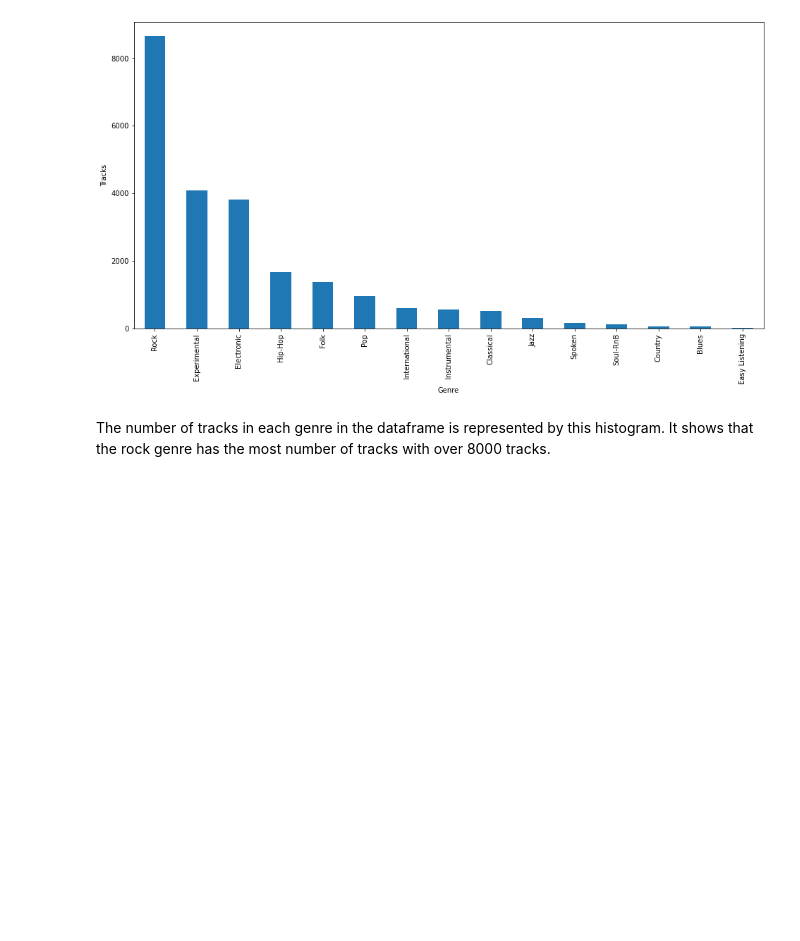
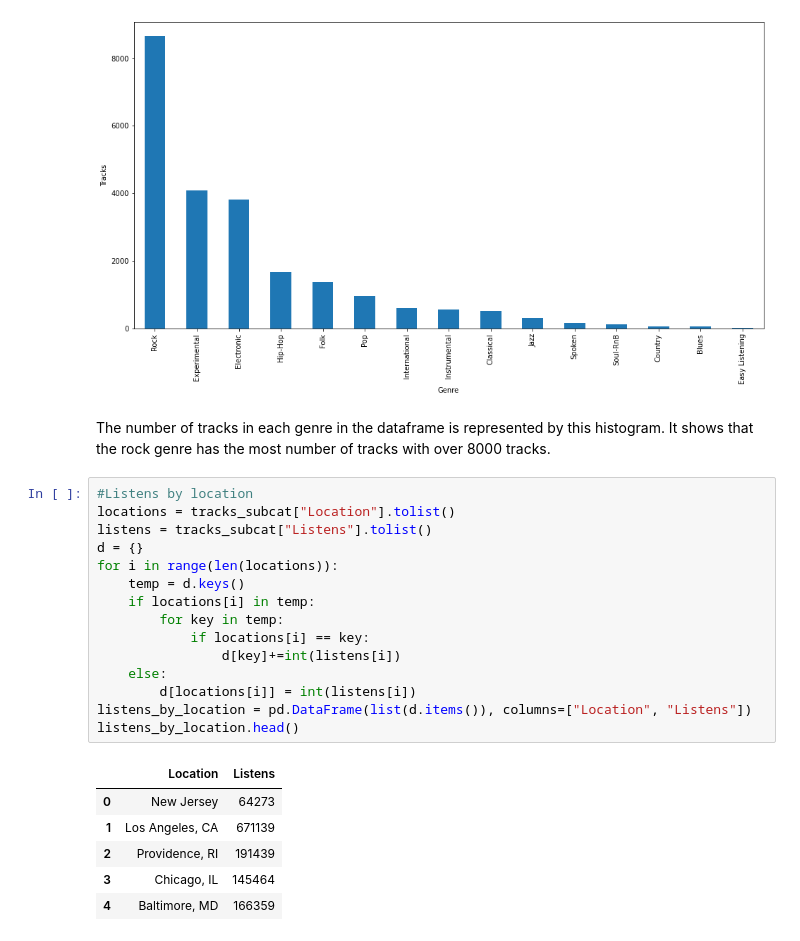
Before and after one commit to Rock-it-science/project-group17-project, a Jupyter notebook: notebooks/analysis3.ipynb, the cells around one changed output. Drawn from its saved outputs; the diff is of its cells as text; blank space fills up the shorter version.

```diff
--- a/notebooks/analysis3.ipynb
+++ b/notebooks/analysis3.ipynb
@@ -194,3 +182,25 @@ Text(0.5, 0, 'Genre')
 [figure]
 # %% [markdown]
 The number of tracks in each genre in the dataframe is represented by this histogram. It shows that the rock genre has the most number of tracks with over 8000 tracks.
+# %%
+#Listens by location
+locations = tracks_subcat["Location"].tolist()
+listens = tracks_subcat["Listens"].tolist()
+d = {}
+for i in range(len(locations)):
+    temp = d.keys()
+    if locations[i] in temp:
+        for key in temp:
+            if locations[i] == key:
+                d[key]+=int(listens[i])
+    else:
+        d[locations[i]] = int(listens[i])
+listens_by_location = pd.DataFrame(list(d.items()), columns=["Location", "Listens"])
+listens_by_location.head()
+# %% [output]
+|  | Location | Listens |
+| 0 | New Jersey | 64273 |
+| 1 | Los Angeles, CA | 671139 |
+| 2 | Providence, RI | 191439 |
+| 3 | Chicago, IL | 145464 |
+| 4 | Baltimore, MD | 166359 |
```
Also changed, not shown: parts of 16 cells of this notebook, 1 other file.
